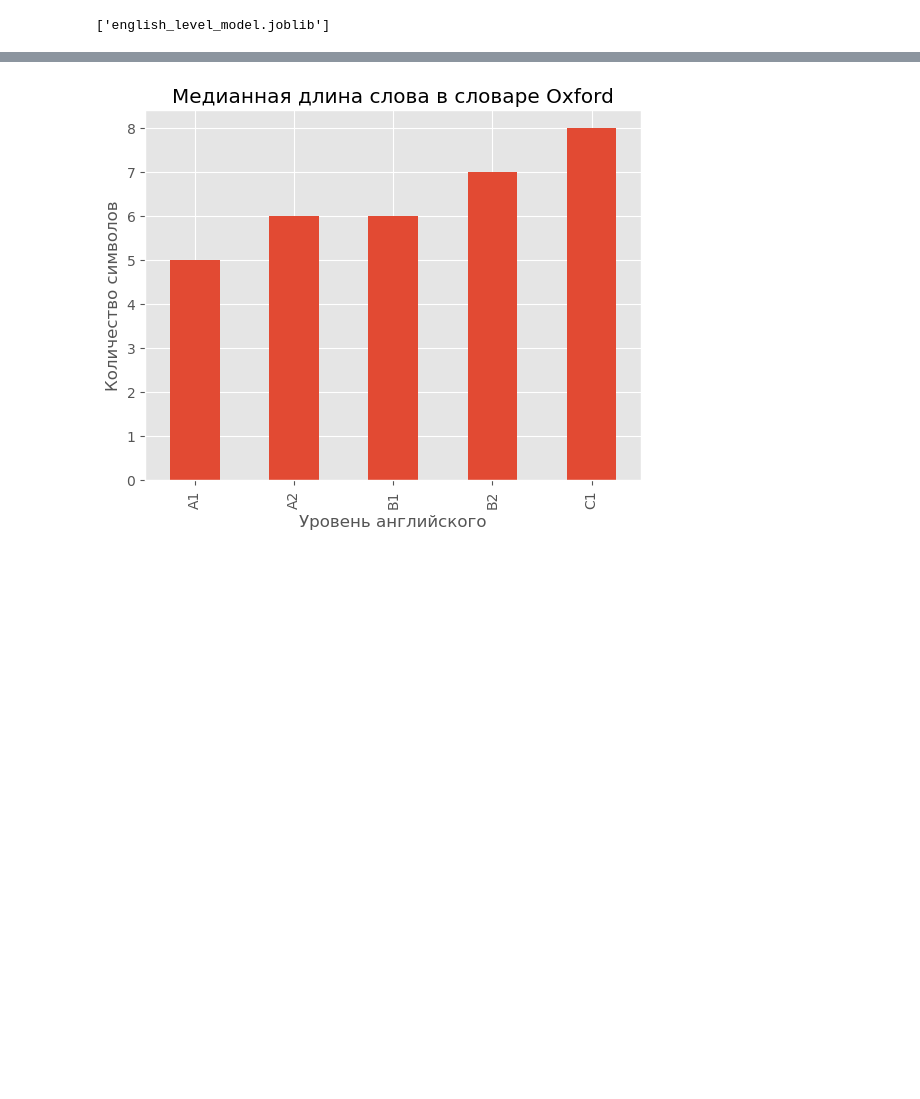
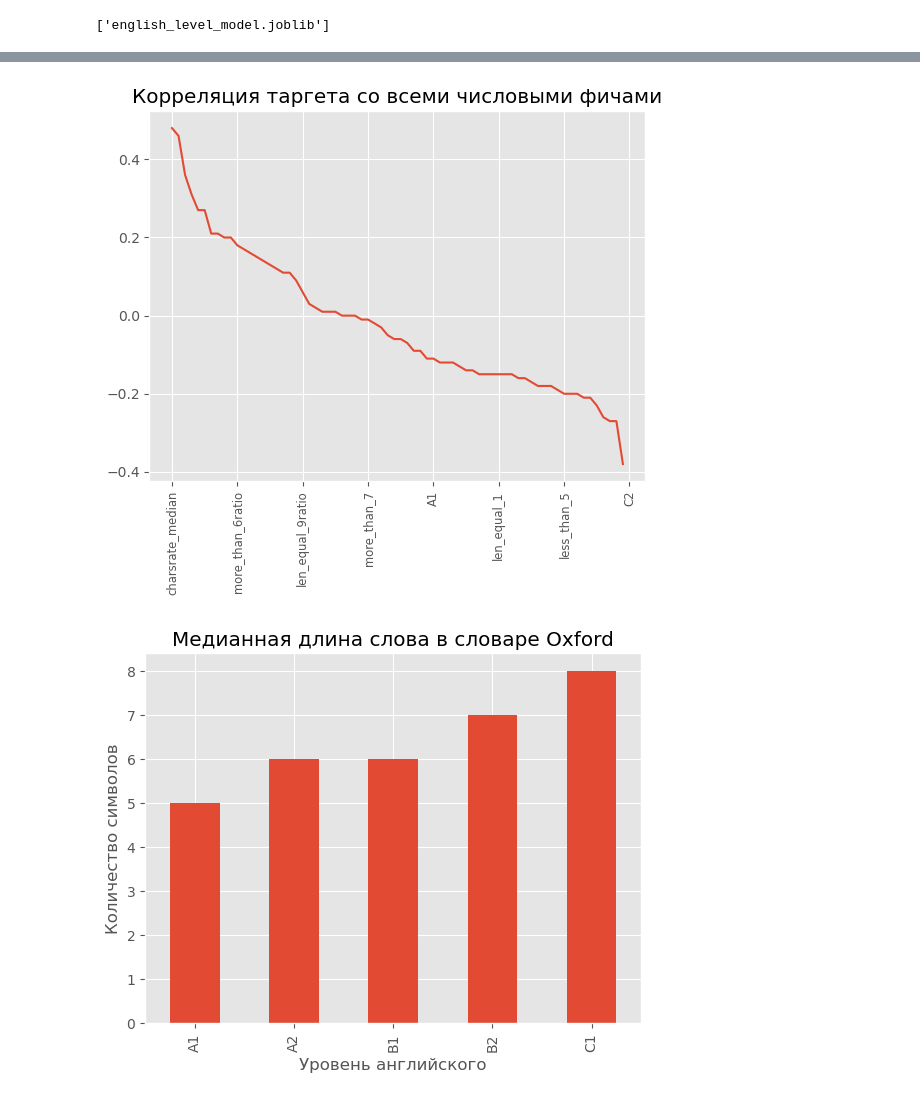
Before and after one commit to artefucktor/english_level, a Jupyter notebook: movies_english_level.ipynb, the cells around one changed output, grey strips where cells are left out. Drawn from its saved outputs; the diff is of its cells as text; code cells hidden in the pictures; blank space fills up the shorter version.

```diff
--- a/movies_english_level.ipynb
+++ b/movies_english_level.ipynb
@@ -607,3 +618,10 @@ plt.show()
+# %%
+movies.corrwith(movies.target)[:-1].round(2).sort_values(ascending=False).plot()
+plt.xticks(rotation=90,size='small')
+plt.title('Корреляция таргета со всеми числовыми фичами')
+plt.show()
+# %% [output]
+[figure, new version]
 # %%
 oxford_words['length'] = oxford_words.word.str.len()
 oxford_words.groupby('level').length.median().plot(kind='bar')
```
Also changed, not shown: parts of 31 cells of this notebook, 2 other files.
